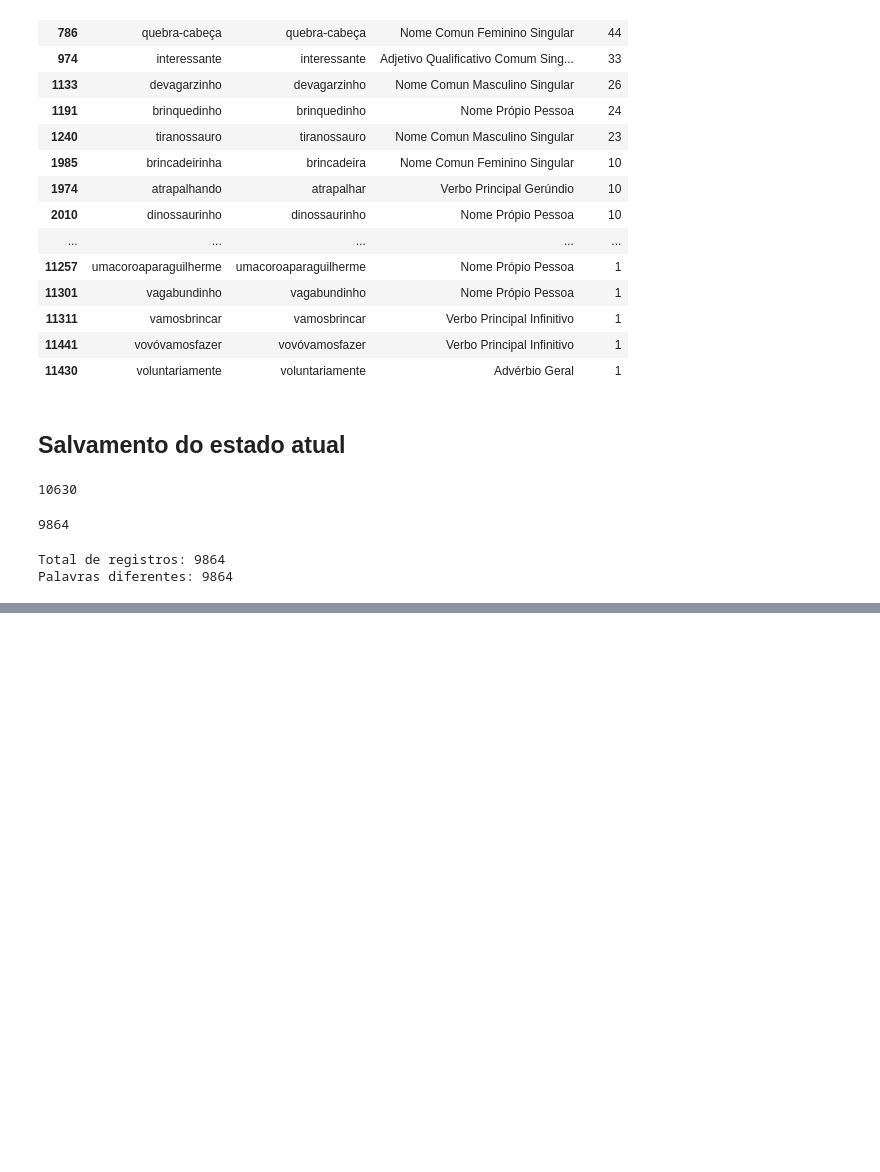
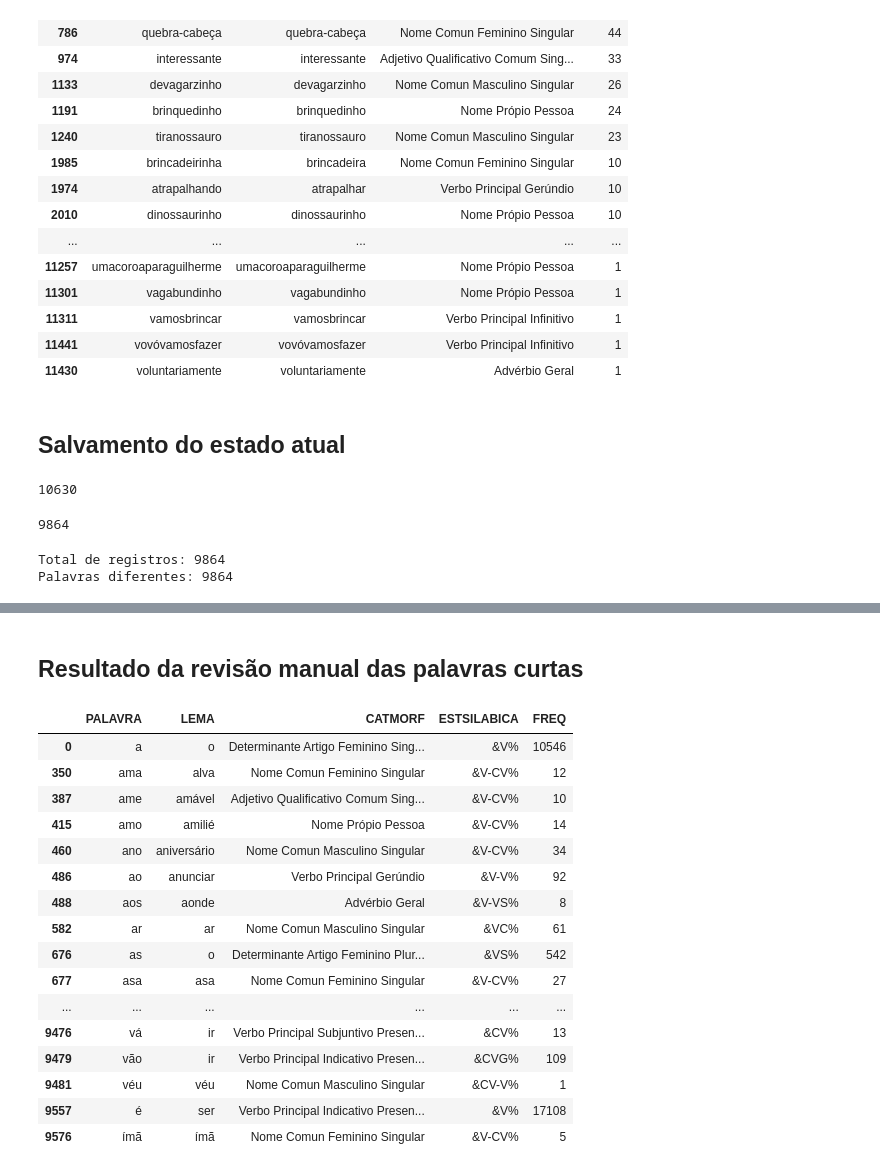
Before and after one commit to FatecFranca/DSM-P5-G01-2026-02, a Jupyter notebook: Pre_processamento_3.ipynb, the cells around one changed output, grey strips where cells are left out. Drawn from its saved outputs; the diff is of its cells as text; code cells hidden in the pictures; blank space fills up the shorter version.

```diff
--- a/Pre_processamento_3.ipynb
+++ b/Pre_processamento_3.ipynb
@@ -296,0 +413,34 @@ df.to_excel(
+# %% [markdown]
+## Resultado da revisão manual das palavras curtas
+# %%
+# a seleção final foi aprovada manualmente a partir da listagem exibida acima
+pd.set_option("display.max_rows", None)
+
+palavras_curta = df[
+    df["PALAVRA"].astype(str).str.len().le(3)
+].sort_values(
+    by=["PALAVRA", "FREQ"],
+    ascending=[True, False]
+)
+
+palavras_curta[
+    ["PALAVRA", "LEMA", "CATMORF", "ESTSILABICA", "FREQ"]
+]
+# %% [output]
+|  | PALAVRA | LEMA | CATMORF | ESTSILABICA | FREQ |
+| 0 | a | o | Determinante Artigo Feminino Sing... | &V% | 10546 |
+| 350 | ama | alva | Nome Comun Feminino Singular | &V-CV% | 12 |
+| 387 | ame | amável | Adjetivo Qualificativo Comum Sing... | &V-CV% | 10 |
+| 415 | amo | amilié | Nome Própio Pessoa | &V-CV% | 14 |
+| 460 | ano | aniversário | Nome Comun Masculino Singular | &V-CV% | 34 |
+| 486 | ao | anunciar | Verbo Principal Gerúndio | &V-V% | 92 |
+| 488 | aos | aonde | Advérbio Geral | &V-VS% | 8 |
+| 582 | ar | ar | Nome Comun Masculino Singular | &VC% | 61 |
+| 676 | as | o | Determinante Artigo Feminino Plur... | &VS% | 542 |
+| 677 | asa | asa | Nome Comun Feminino Singular | &V-CV% | 27 |
+| ... | ... | ... | ... | ... | ... |
+| 9476 | vá | ir | Verbo Principal Subjuntivo Presen... | &CV% | 13 |
+| 9479 | vão | ir | Verbo Principal Indicativo Presen... | &CVG% | 109 |
+| 9481 | véu | véu | Nome Comun Masculino Singular | &CV-V% | 1 |
+| 9557 | é | ser | Verbo Principal Indicativo Presen... | &V% | 17108 |
+| 9576 | ímã | ímã | Nome Comun Feminino Singular | &V-CV% | 5 |
```
Also changed, not shown: parts of 23 cells of this notebook, 2 other files.
